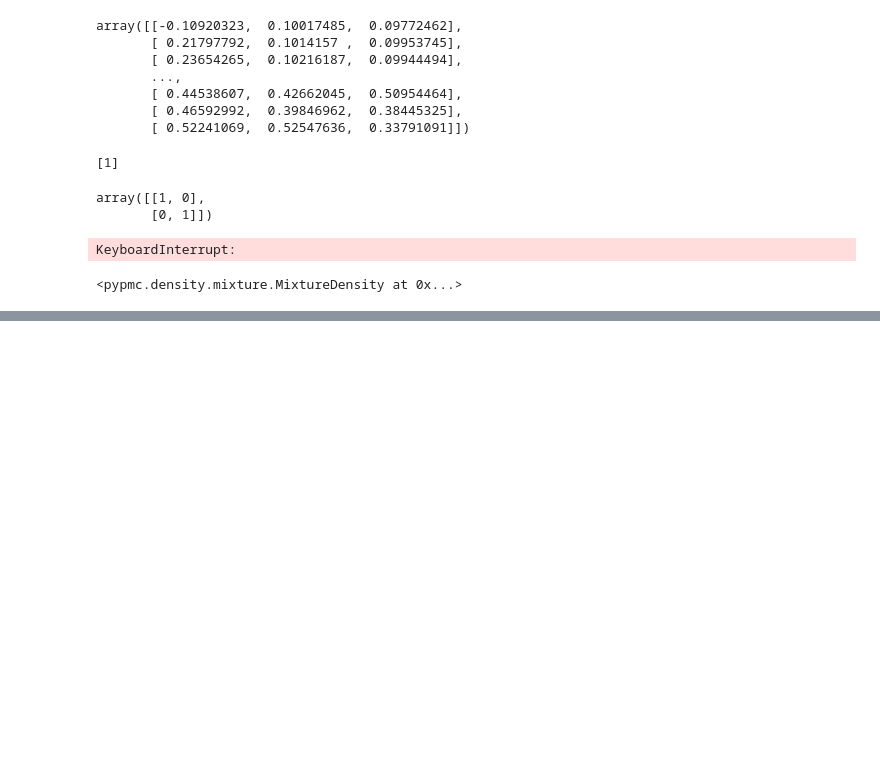
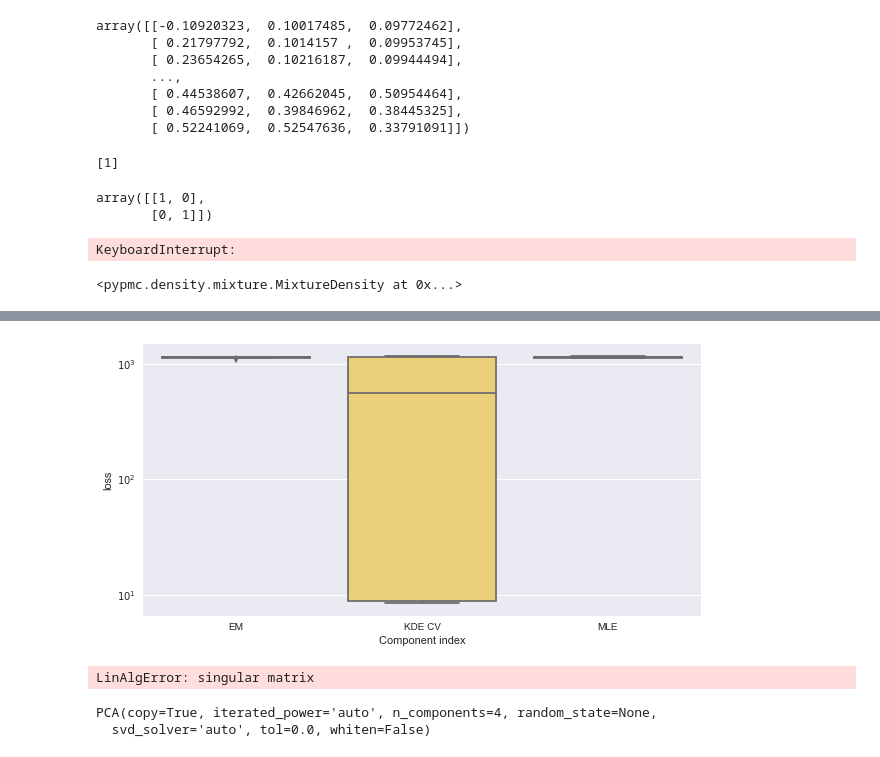
Before and after one commit to mehdisebbar/kl-aggregation, a Jupyter notebook: weight_vector_simulations_paper/weight_vector_estim_code/clustering.ipynb, the cells around one changed output, grey strips where cells are left out. Drawn from its saved outputs; the diff is of its cells as text; code cells hidden in the pictures; blank space fills up the shorter version.

```diff
--- a/weight_vector_simulations_paper/weight_vector_estim_code/clustering.ipynb
+++ b/weight_vector_simulations_paper/weight_vector_estim_code/clustering.ipynb
@@ -812,0 +843,5 @@ from simu_clustering import simu
+# %%
+df_temp = df[(df.p==5) & (df.K == 6)]
+df_temp2 = df_temp.drop(['p', 'K', 'EM_time', 'KdeCV_time', 'MLE_time'], axis=1)
+df2 = pd.melt(df_temp2, id_vars=["N"], var_name="Type", value_name="loss")
+set(df2["Type"])
@@ -812,0 +850,25 @@ from simu_clustering import simu
+# %%
+
+def extract_type(row):
+    if "l2" in row["Type"]:
+        metric = "L2"
+    else:
+        metric = "KL"
+    if "EM" in row["Type"]:
+        method = "EM"
+    elif "MLE" in row["Type"]:
+        method = "MLE"
+    elif "Kde" in row["Type"]:
+        method = "KDE CV"
+    else:
+        method = "0"
+    return pd.Series({'method': method, "metric": metric})
+
+def remove_method_comp(row):
+    comp = row["comp"]
+    comp = int(comp.split("_")[1])
+    return pd.Series({'comp':comp, "N":row["N"],"weight": row["weight"], "method":row["method"] })
+
+#df3 = pd.melt(df2, id_vars=["N"], var_name="comp", value_name="weight")
+df3 = pd.concat([df2, df2.apply(extract_type, axis =1)], axis=1)
+#df5 = df4.apply(remove_method_comp, axis=1)
@@ -812,0 +894,16 @@ from simu_clustering import simu
+# %%
+df4 = df3.replace([np.inf, -np.inf], np.nan).dropna(subset=["loss"], how="all")
+# %%
+import seaborn as sns
+import matplotlib.pyplot as plt
+plt.figure(figsize=(10,5))
+boxplot = sns.boxplot(x="method", y="loss", data=df4[df4["N"]==500],
+                     palette=["#ff6666", "#ffd966", "#b3ff66"])
+for patch in boxplot.artists:
+    r, g, b, a = patch.get_facecolor()
+    patch.set_facecolor((r, g, b, 1))
+boxplot.set_xlabel('Component index')
+boxplot.set_yscale("log")
+sns_plot = boxplot.get_figure()
+# %% [output]
+[figure, added]
@@ -812,0 +914,4 @@ from simu_clustering import simu
+# %%
+X = bg.sample(100)
+# %% [output]
+LinAlgError: singular matrix
@@ -812,0 +925,6 @@ from simu_clustering import simu
+# %%
+pc = PCA(4)
+pc.fit(X)
+# %% [output]
+PCA(copy=True, iterated_power='auto', n_components=4, random_state=None,
+  svd_solver='auto', tol=0.0, whiten=False)
```
Also changed, not shown: parts of 46 cells of this notebook, 2 other files.
